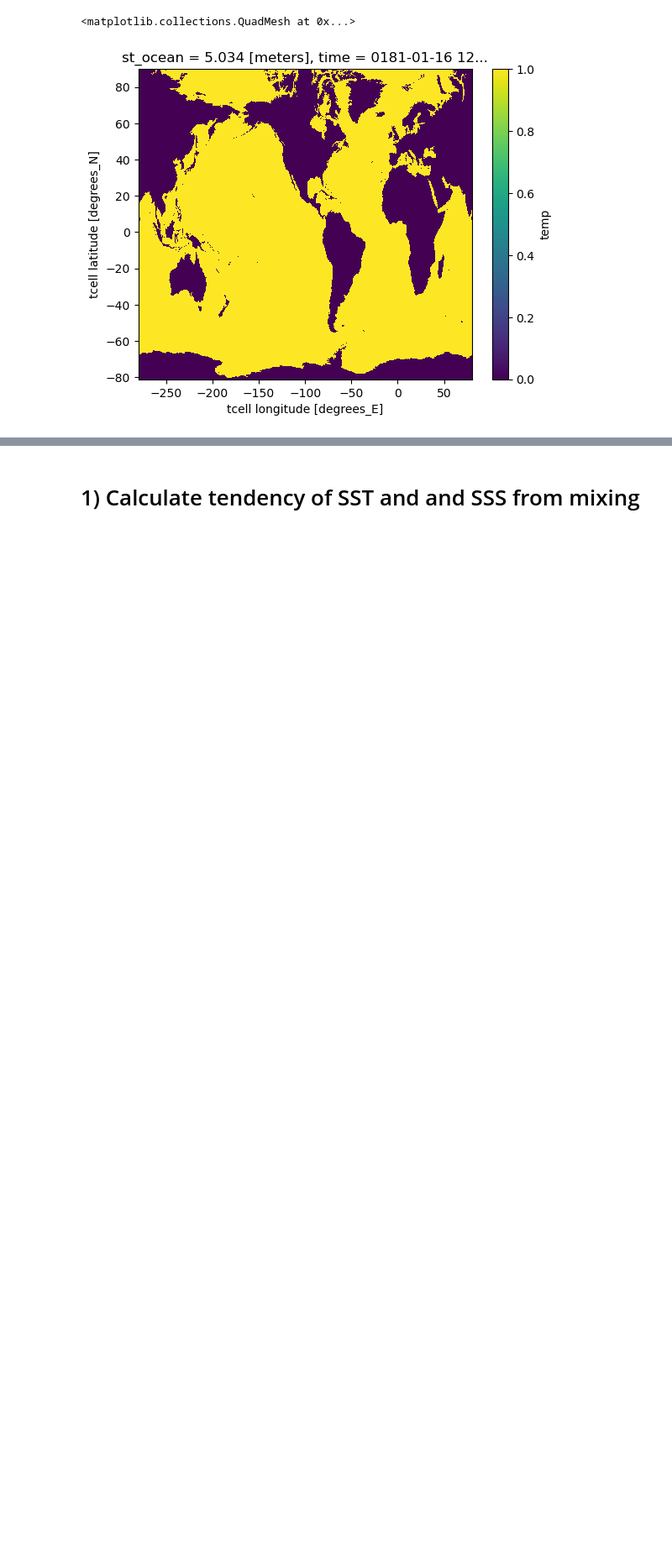
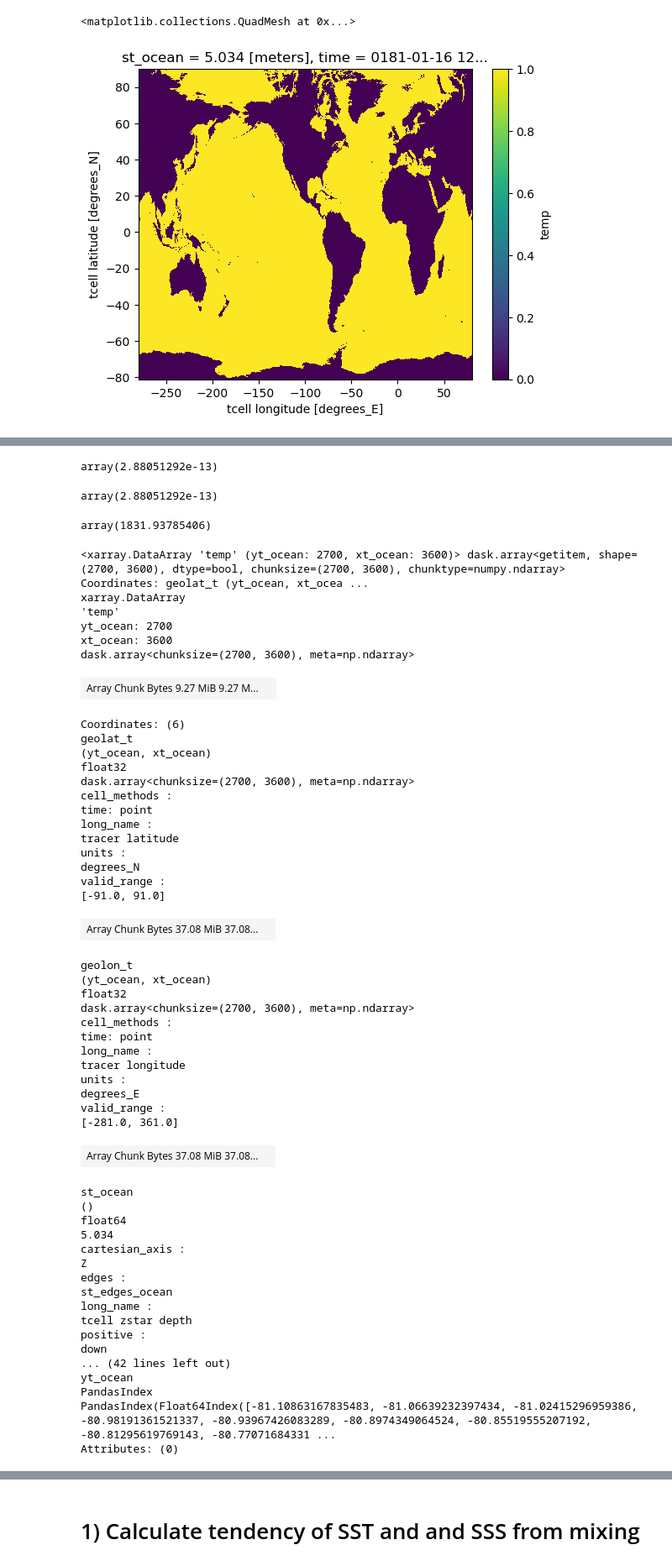
Before and after one commit to shanicetbailey/SST-gradients, a Jupyter notebook: CM2_6/1_calc_&_upload_tendencies.ipynb, the cells around one changed output, grey strips where cells are left out. Shown at 84% size. Cells and saved outputs as stored; diff of their text form; code cells hidden in the pictures; blank space fills up the shorter version.

```diff
--- a/CM2_6/1_calc_&_upload_tendencies.ipynb
+++ b/CM2_6/1_calc_&_upload_tendencies.ipynb
@@ -123,0 +164,68 @@ wet_mask.plot()
+# %%
+dyu.min().values
+# %% [output]
+array(2.88051292e-13)
+# %%
+dx_min = min(dxt.min(),dyt.min(),dxu.min(),dyu.min())
+dx_min = dx_min.values
+dx_min
+# %% [output]
+array(2.88051292e-13)
+# %%
+dxt.where(wet_mask).min().values
+# %% [output]
+array(1831.93785406)
+# %%
+wet_mask
+# %% [output]
+<xarray.DataArray 'temp' (yt_ocean: 2700, xt_ocean: 3600)> dask.array<getitem, shape=(2700, 3600), dtype=bool, chunksize=(2700, 3600), chunktype=numpy.ndarray> Coordinates: geolat_t (yt_ocean, xt_ocea ...
+xarray.DataArray
+'temp'
+yt_ocean: 2700
+xt_ocean: 3600
+dask.array<chunksize=(2700, 3600), meta=np.ndarray>
+| Array Chunk Bytes 9.27 MiB 9.27 M... |  |
+Coordinates: (6)
+geolat_t
+(yt_ocean, xt_ocean)
+float32
+dask.array<chunksize=(2700, 3600), meta=np.ndarray>
+cell_methods :
+time: point
+long_name :
+tracer latitude
+units :
+degrees_N
+valid_range :
+[-91.0, 91.0]
+| Array Chunk Bytes 37.08 MiB 37.08... |  |
+geolon_t
+(yt_ocean, xt_ocean)
+float32
+dask.array<chunksize=(2700, 3600), meta=np.ndarray>
+cell_methods :
+time: point
+long_name :
+tracer longitude
+units :
+degrees_E
+valid_range :
+[-281.0, 361.0]
+| Array Chunk Bytes 37.08 MiB 37.08... |  |
+st_ocean
+()
+float64
+5.034
+cartesian_axis :
+Z
+edges :
+st_edges_ocean
+long_name :
+tcell zstar depth
+positive :
+down
+... (42 lines left out)
+yt_ocean
+PandasIndex
+PandasIndex(Float64Index([-81.10863167835483, -81.06639232397434, -81.02415296959386, -80.98191361521337, -80.93967426083289, -80.8974349064524, -80.85519555207192, -80.81295619769143, -80.77071684331 ...
+Attributes: (0)
```
Also changed, not shown: parts of 12 cells of this notebook.
